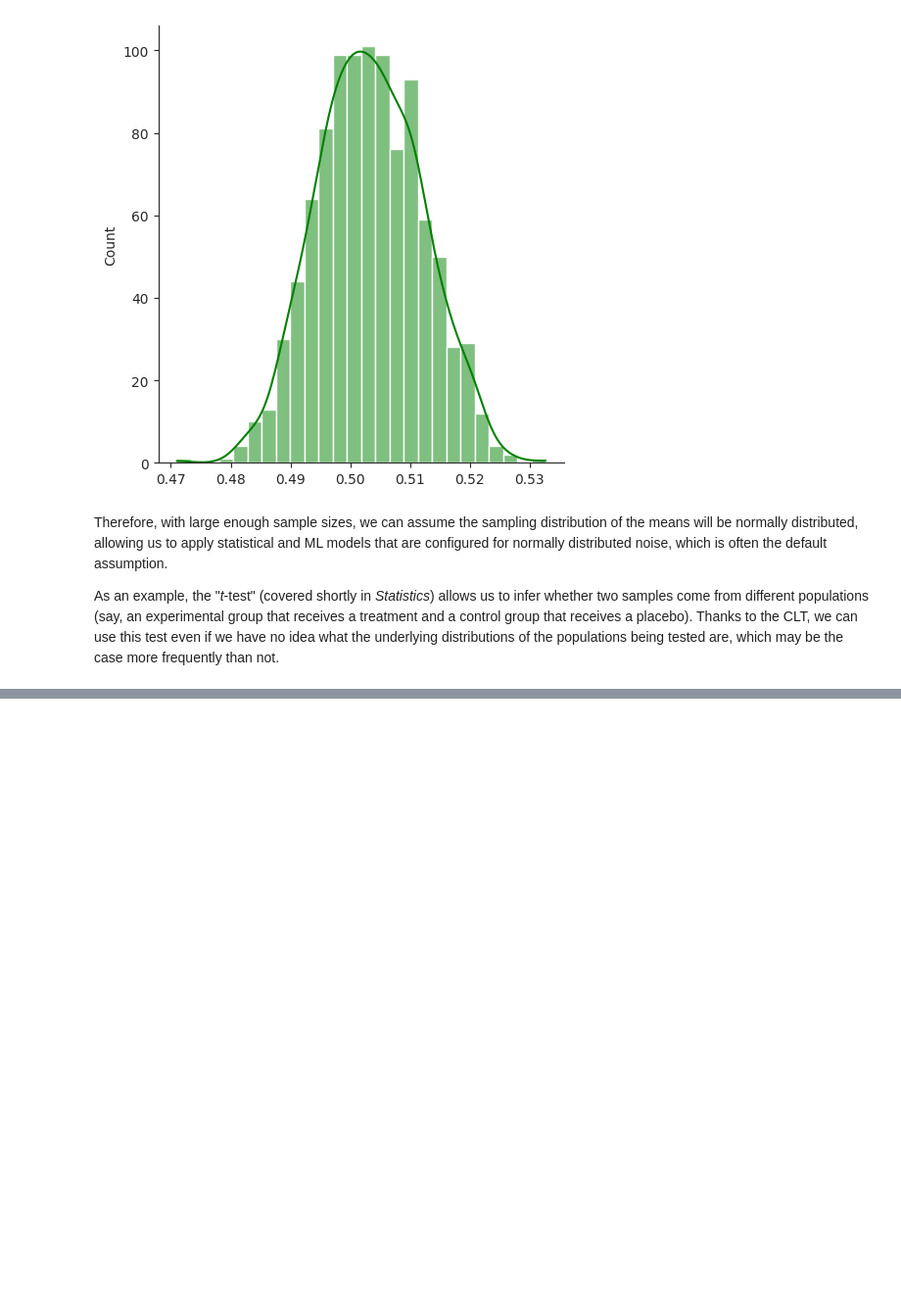
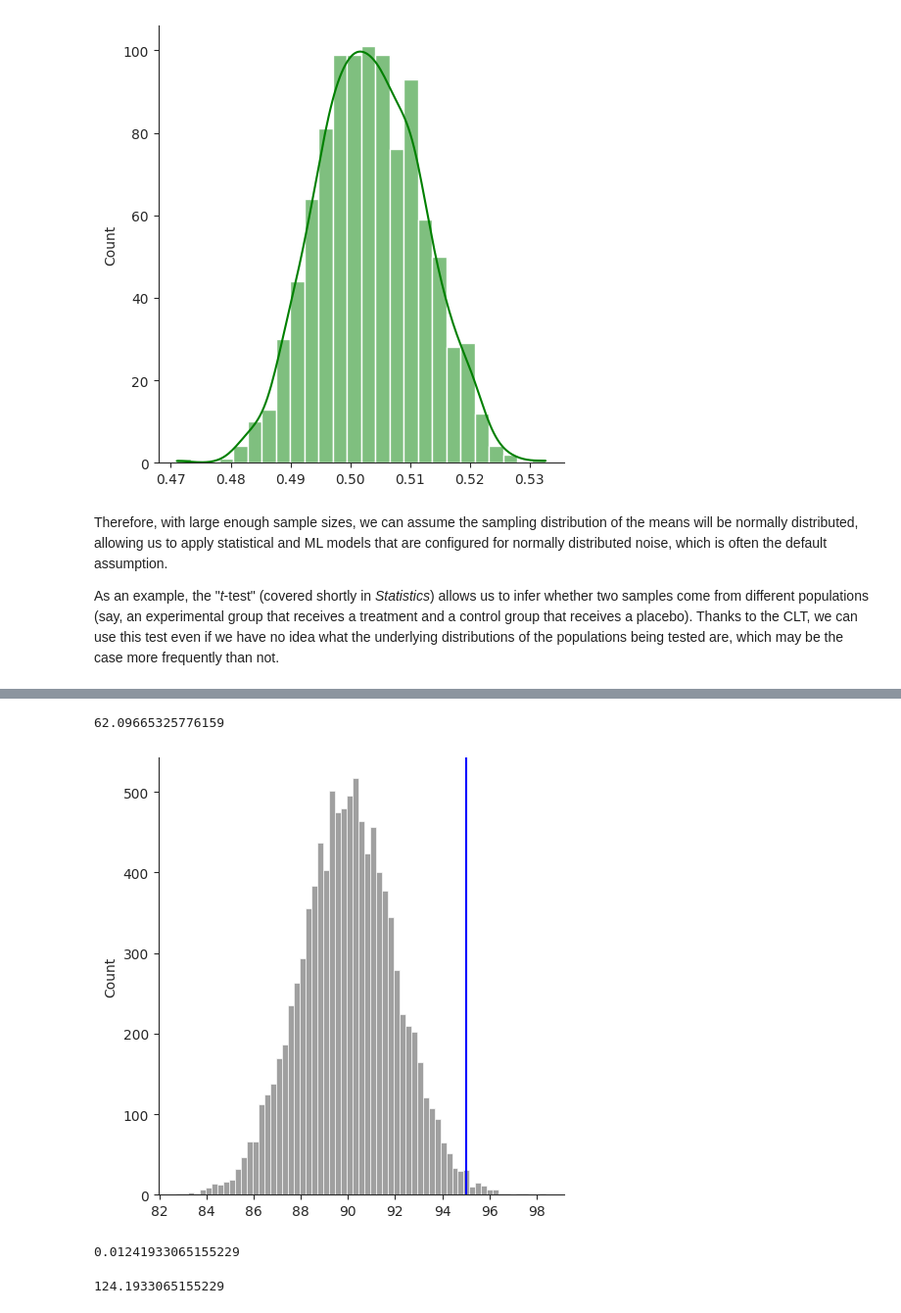
Before and after one commit to deenadayalanai/Machine-Learning-Foundations, a Jupyter notebook: Statistics.ipynb, the cells around one changed output, grey strips where cells are left out. Shown at 98% size. Drawn from its saved outputs; the diff is of its cells as text; code cells hidden in the pictures; blank space fills up the shorter version.

```diff
--- a/Statistics.ipynb
+++ b/Statistics.ipynb
@@ -244,0 +391,18 @@ As an example, the "*t*-test" (covered shortly in *Statistics*) allows us to inf
+# %%
+p_above*10000
+# %% [output]
+62.09665325776159
+# %%
+sns.displot(y, color='gray')
+_ = plt.axvline(mu+2.5*sigma, color='blue')
+# %% [output]
+[figure, added]
+# %%
+p_outside = p_below + p_above
+p_outside
+# %% [output]
+0.01241933065155229
+# %%
+p_outside*10000
+# %% [output]
+124.1933065155229
```
Also changed, not shown: parts of 45 cells of this notebook.
